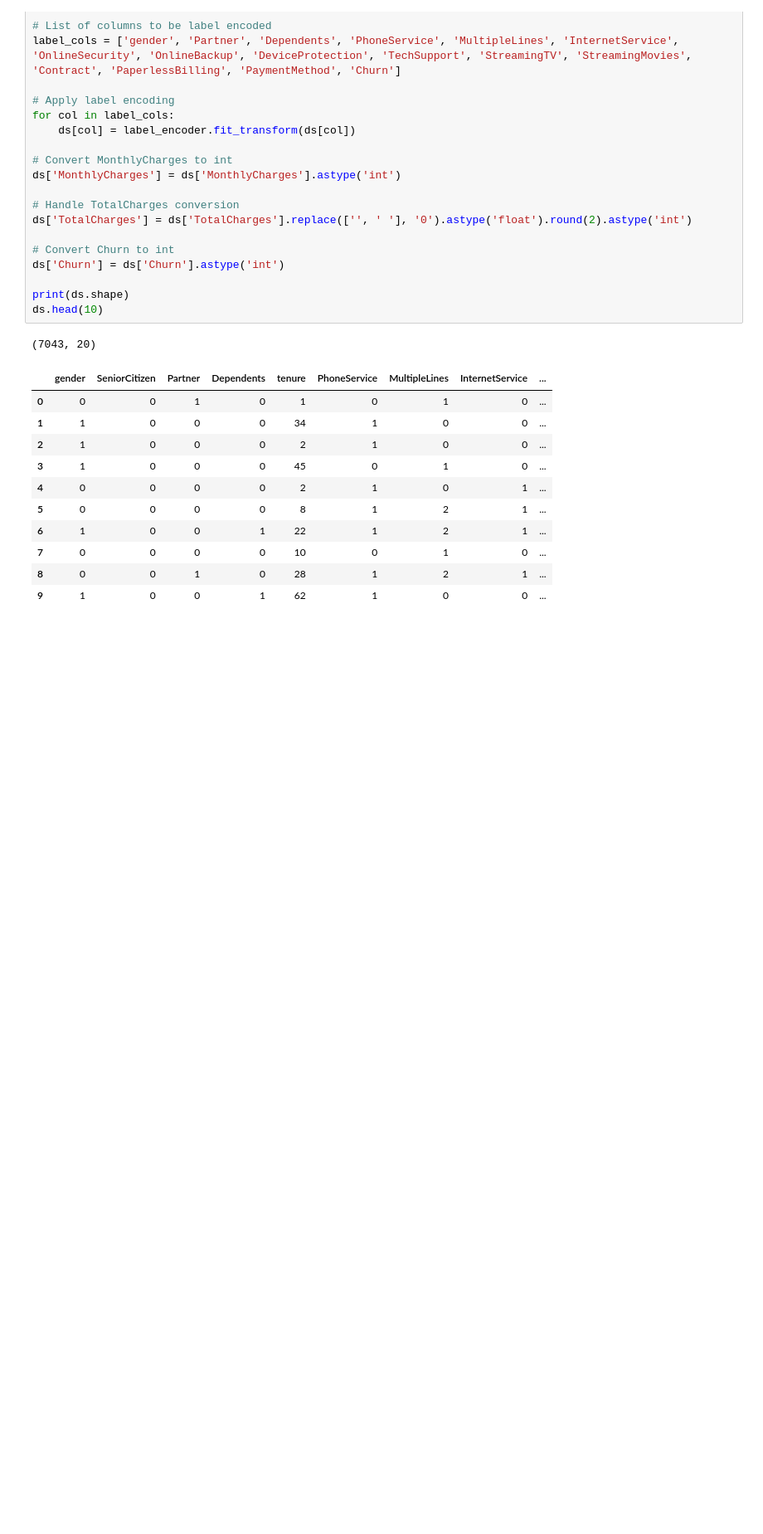
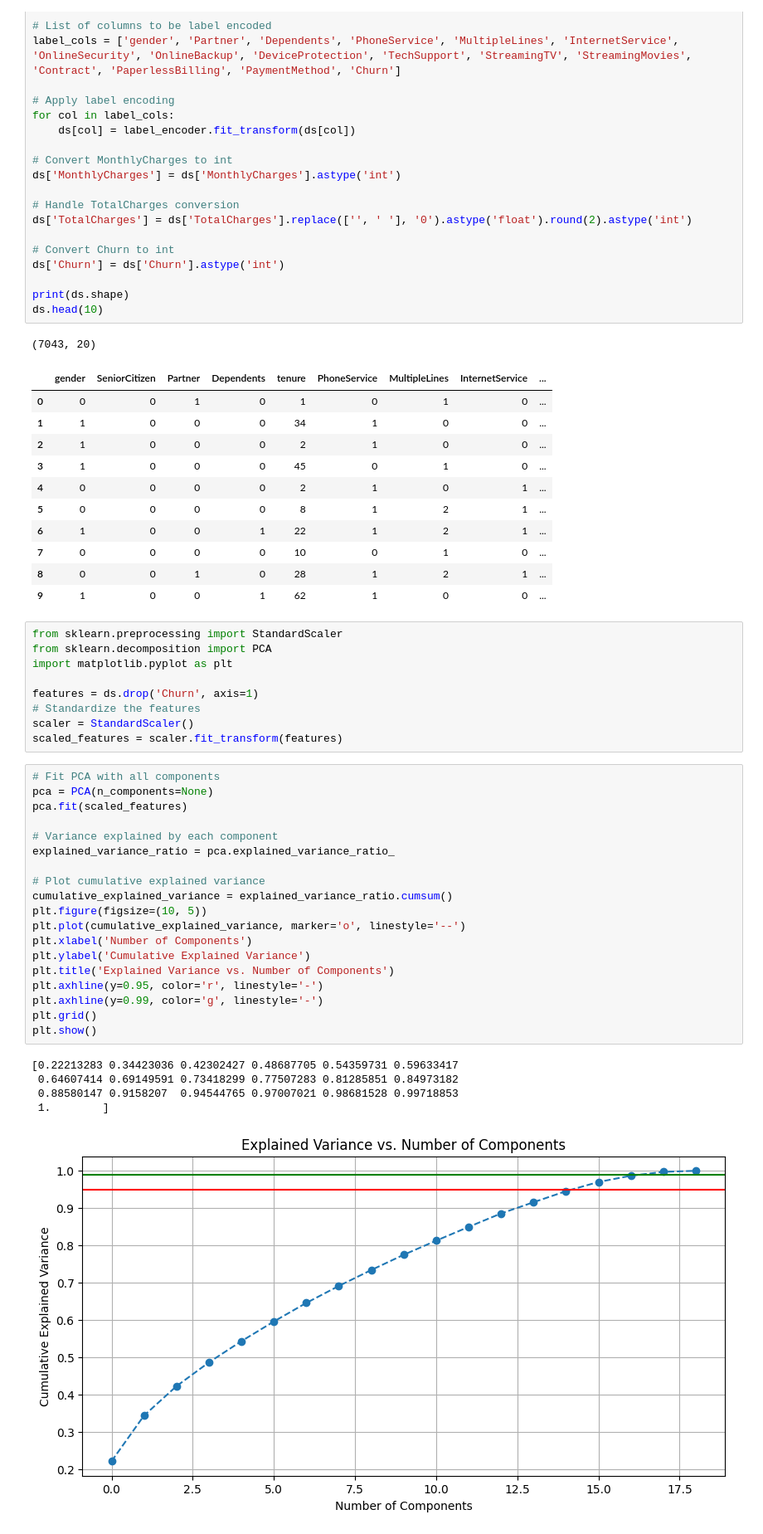
Before and after one commit to MrzAhmadi/Telco-Customer-Churn, a Jupyter notebook: notebook.ipynb, the cells around one changed output. Shown at 83% size. Cells and saved outputs as stored; diff of their text form; blank space fills up the shorter version.

```diff
--- a/notebook.ipynb
+++ b/notebook.ipynb
@@ -136,3 +136,37 @@ ds.head(10)
 | 7 | 0 | 0 | 0 | 0 | 10 | 0 | 1 | 0 | ... |
 | 8 | 0 | 0 | 1 | 0 | 28 | 1 | 2 | 1 | ... |
 | 9 | 1 | 0 | 0 | 1 | 62 | 1 | 0 | 0 | ... |
+# %%
+from sklearn.preprocessing import StandardScaler
+from sklearn.decomposition import PCA
+import matplotlib.pyplot as plt
+
+features = ds.drop('Churn', axis=1)
+# Standardize the features
+scaler = StandardScaler()
+scaled_features = scaler.fit_transform(features)
+# %%
+# Fit PCA with all components
+pca = PCA(n_components=None)
+pca.fit(scaled_features)
+
+# Variance explained by each component
+explained_variance_ratio = pca.explained_variance_ratio_
+
+# Plot cumulative explained variance
+cumulative_explained_variance = explained_variance_ratio.cumsum()
+plt.figure(figsize=(10, 5))
+plt.plot(cumulative_explained_variance, marker='o', linestyle='--')
+plt.xlabel('Number of Components')
+plt.ylabel('Cumulative Explained Variance')
+plt.title('Explained Variance vs. Number of Components')
+plt.axhline(y=0.95, color='r', linestyle='-')
+plt.axhline(y=0.99, color='g', linestyle='-')
+plt.grid()
+plt.show()
+# %% [output]
+[0.22213283 0.34423036 0.42302427 0.48687705 0.54359731 0.59633417
+ 0.64607414 0.69149591 0.73418299 0.77507283 0.81285851 0.84973182
+ 0.88580147 0.9158207  0.94544765 0.97007021 0.98681528 0.99718853
+ 1.        ]
+[figure, added]
```
Also changed, not shown: parts of 2 cells of this notebook.
